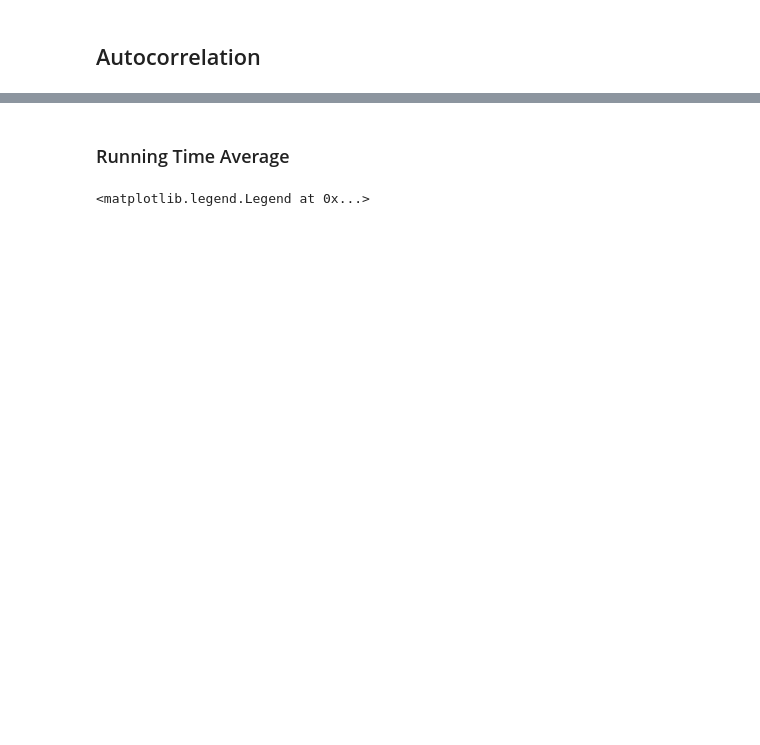
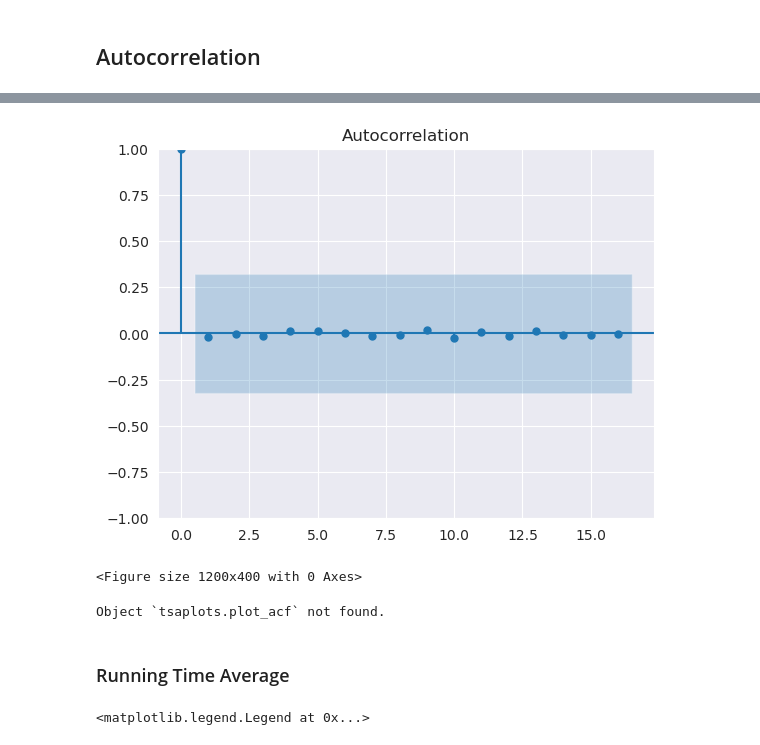
Before and after one commit to XDzzzzzZyq/Gibbs-Sampler, a Jupyter notebook: Gibbs Sampling.ipynb, the cells around one changed output, grey strips where cells are left out. Cells and saved outputs as stored; diff of their text form; code cells hidden in the pictures; blank space fills up the shorter version.

```diff
--- a/Gibbs Sampling.ipynb
+++ b/Gibbs Sampling.ipynb
@@ -194,3 +158,12 @@ np.mean(_mu_TT[249]*_mu_TT[248])
+# %%
+vs.show_corr(sigma2_L)
+# %% [output]
+[figure, added]
+<Figure size 1200x400 with 0 Axes>
+# %%
+tsaplots.plot_acf?
+# %% [output]
+Object `tsaplots.plot_acf` not found.
 # %% [markdown]
 ### Running Time Average
 # %%
```
Also changed, not shown: parts of 21 cells of this notebook, 1 other file.
